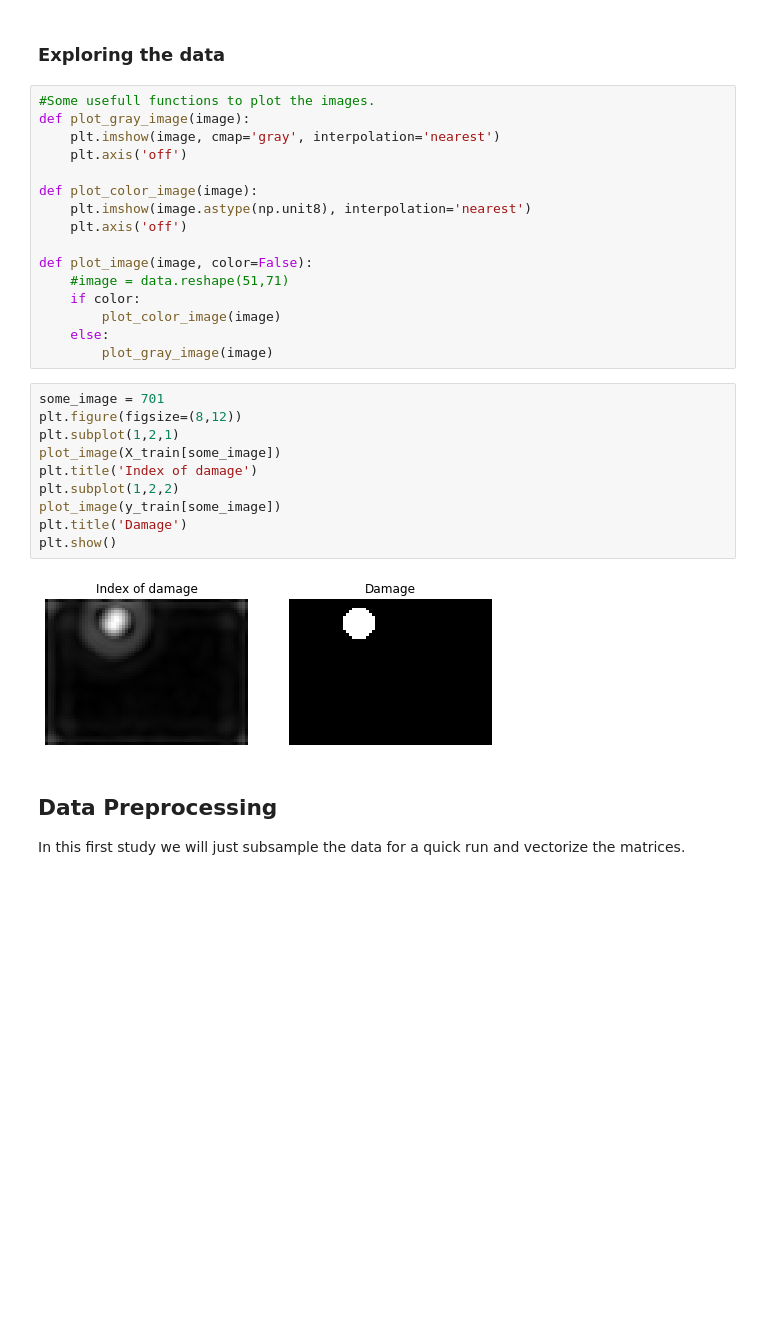
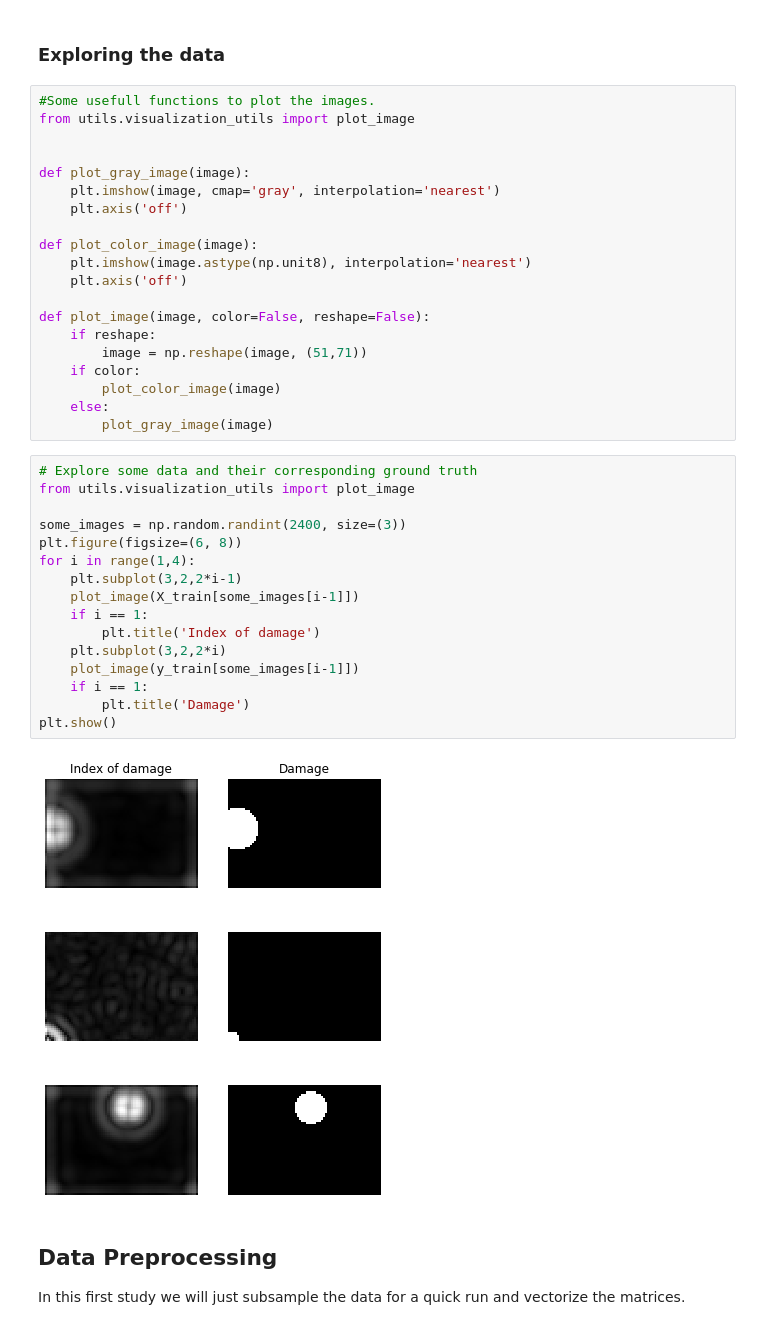
Before and after one commit to israfelsr/damage-detection, a Jupyter notebook: knn.ipynb, the cells around one changed output. Saved outputs shown, nothing was run; the diff lists cells and outputs as text; blank space fills up the shorter version.

```diff
--- a/knn.ipynb
+++ b/knn.ipynb
@@ -60,6 +60,9 @@ Test labels shape:  (600, 51, 71)
 ### Exploring the data
 # %%
 #Some usefull functions to plot the images.
+from utils.visualization_utils import plot_image
+
+
 def plot_gray_image(image):
     plt.imshow(image, cmap='gray', interpolation='nearest')
     plt.axis('off')
@@ -68,24 +71,31 @@ def plot_color_image(image):
     plt.imshow(image.astype(np.unit8), interpolation='nearest')
     plt.axis('off')
 
-def plot_image(image, color=False):
-    #image = data.reshape(51,71)
+def plot_image(image, color=False, reshape=False):
+    if reshape:
+        image = np.reshape(image, (51,71))
     if color:
         plot_color_image(image)
     else:
         plot_gray_image(image)
 # %%
-some_image = 701
-plt.figure(figsize=(8,12))
-plt.subplot(1,2,1)
-plot_image(X_train[some_image])
-plt.title('Index of damage')
-plt.subplot(1,2,2)
-plot_image(y_train[some_image])
-plt.title('Damage')
+# Explore some data and their corresponding ground truth
+from utils.visualization_utils import plot_image
+
+some_images = np.random.randint(2400, size=(3))
+plt.figure(figsize=(6, 8))
+for i in range(1,4):
+    plt.subplot(3,2,2*i-1)
+    plot_image(X_train[some_images[i-1]])
+    if i == 1:
+        plt.title('Index of damage')
+    plt.subplot(3,2,2*i)
+    plot_image(y_train[some_images[i-1]])
+    if i == 1:
+        plt.title('Damage')
 plt.show()
 # %% [output]
-[figure, old version]
+[figure, new version]
 # %% [markdown]
 ## Data Preprocessing
 
```
Also changed, not shown: parts of 16 cells of this notebook.
